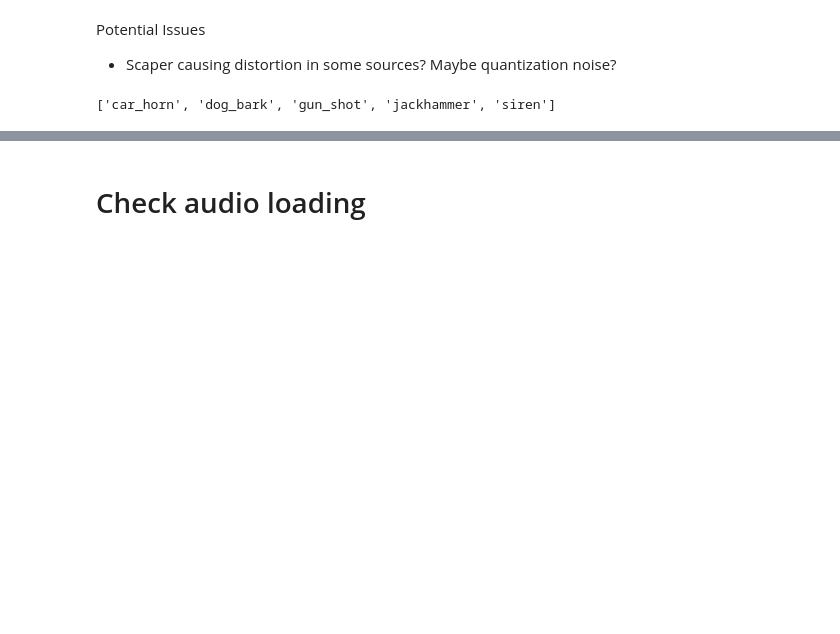
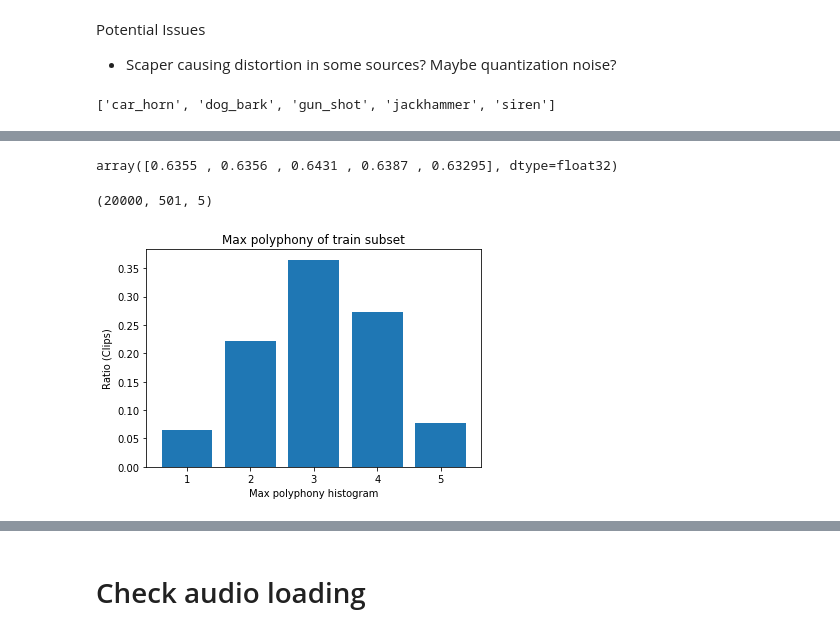
Before and after one commit to sonyc-project/weakly-supervised-sssle, a Jupyter notebook: notebooks/debugging.ipynb, the cells around one changed output, grey strips where cells are left out. Drawn from its saved outputs; the diff is of its cells as text; code cells hidden in the pictures; blank space fills up the shorter version.

```diff
--- a/notebooks/debugging.ipynb
+++ b/notebooks/debugging.ipynb
@@ -53,0 +53,34 @@ dict_keys(['audio_data', 'labels', 'index', 'num_events', 'mixture_waveform', 'c
+# %%
+clip_labels = []
+frame_labels = []
+for ex_idx in range(len(test_dataset.files)):
+    ex = test_dataset.get_labels(ex_idx)
+    clip_labels.append(ex['clip_labels'].numpy())
+    frame_labels.append(ex['frame_labels'].numpy())
+# %%
+clip_labels = np.array(clip_labels)
+frame_labels = np.array(frame_labels)
+# %%
+clip_labels.mean(axis=0)
+# %% [output]
+array([0.6355 , 0.6356 , 0.6431 , 0.6387 , 0.63295], dtype=float32)
+# %%
+frame_labels.shape
+# %% [output]
+(20000, 501, 5)
+# %%
+max_polyphony = frame_labels.sum(axis=-1).max(axis=-1).astype(int)
+# %%
+num_labels = clip_labels.shape[-1]
+max_polyphony_counts = np.zeros((num_labels,))
+for label_idx in range(num_labels):
+    max_polyphony_counts[label_idx] = (max_polyphony == label_idx + 1).sum() / max_polyphony.shape[0]
+# %%
+fig = plt.figure()
+plt.bar(np.arange(num_labels) + 1, max_polyphony_counts)
+plt.xlabel('Max polyphony histogram')
+plt.ylabel('Ratio (Clips)')
+plt.title('Max polyphony of train subset')
+fig.patch.set_facecolor('white')
+# %% [output]
+[figure, added]
```
Also changed, not shown: parts of 30 cells of this notebook.
